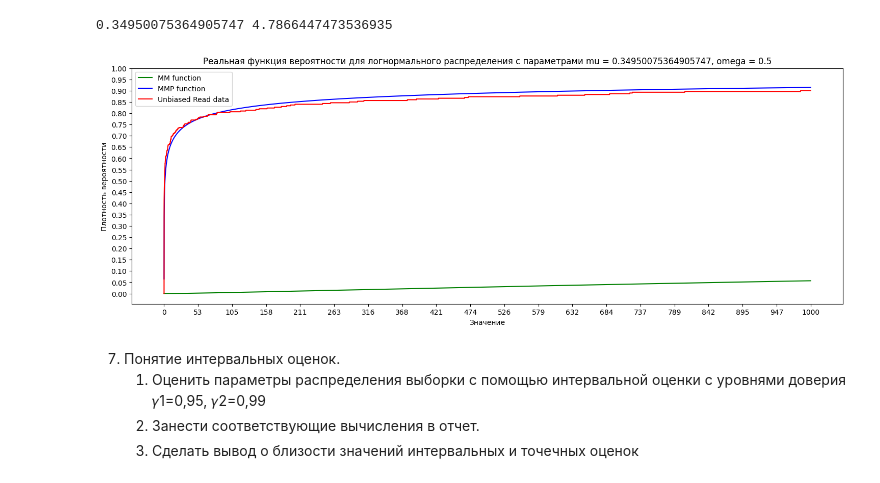
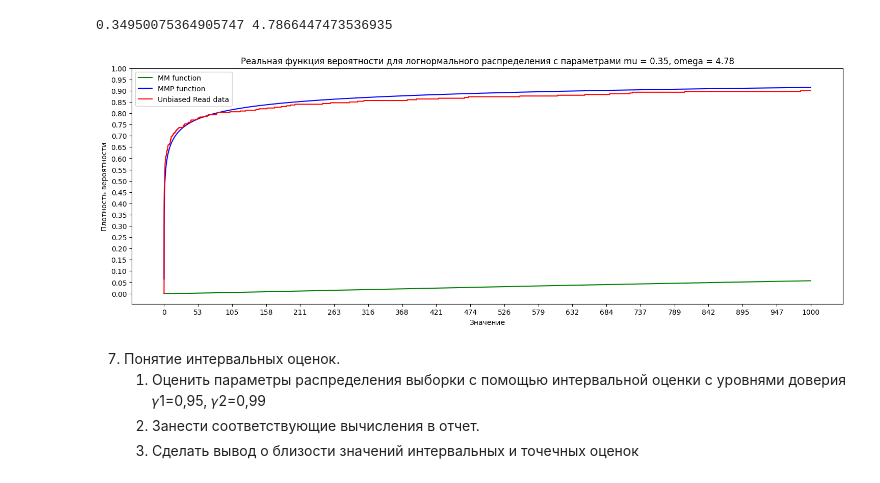
Before and after one commit to Numillyash/matstat-coursework, a Jupyter notebook: lognorm.ipynb, the cells around one changed output. Saved outputs shown, nothing was run; the diff lists cells and outputs as text; code cells hidden in the pictures.

```diff
--- a/lognorm.ipynb
+++ b/lognorm.ipynb
@@ -457,26 +473,29 @@ print(mu, sсo)
 # %%
 Y_real = [F_real(x, 10.430408511828189, 2.225619602758065) for x in X]
 Y_real2 = [F_real(x, 0.34950075364905747, 4.7866447473536935) for x in X]
 Y_read = [f_hat(a, classedUnbiasedData) for a in X]
+
+mu = 0.35
+sco = 4.78
 
 fig, ax = plt.subplots(figsize=(18, 6))
 ax.plot(X, Y_real, color='green', label=f'MM function')
 ax.plot(X, Y_real2, color='blue', label=f'MMP function')
 ax.plot(X, Y_read, color='red', label=f'{classedUnbiasedData.dataName}')
 # Настройка внешнего вида графика
 ax.set_xlabel('Значение')
 ax.set_ylabel('Плотность вероятности')
 ax.set_title(f'Реальная функция вероятности для логнормального распределения с параметрами mu = {mu}, omega = {sco}')
 ax.set_xticks(xt)
 ax.set_yticks(yt)
 ax.legend()
 
 # Вывод графика на экран
 plt.show()
 
 # вывод - ММ хуета
 # %% [output]
-[figure, old version]
+[figure, new version]
 # %% [markdown]
 7. Понятие интервальных оценок.
     1. Оценить  параметры  распределения  выборки  с  помощью  интервальной  оценки  с уровнями доверия 𝛾1=0,95, 𝛾2=0,99
```
Also changed, not shown: parts of 4 cells of this notebook, 1 other file.
